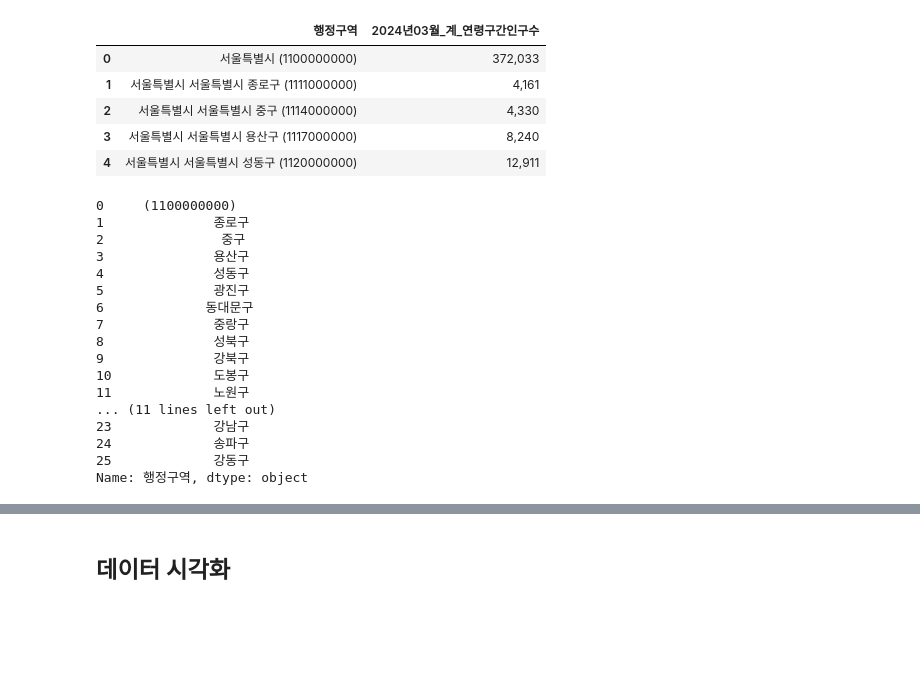
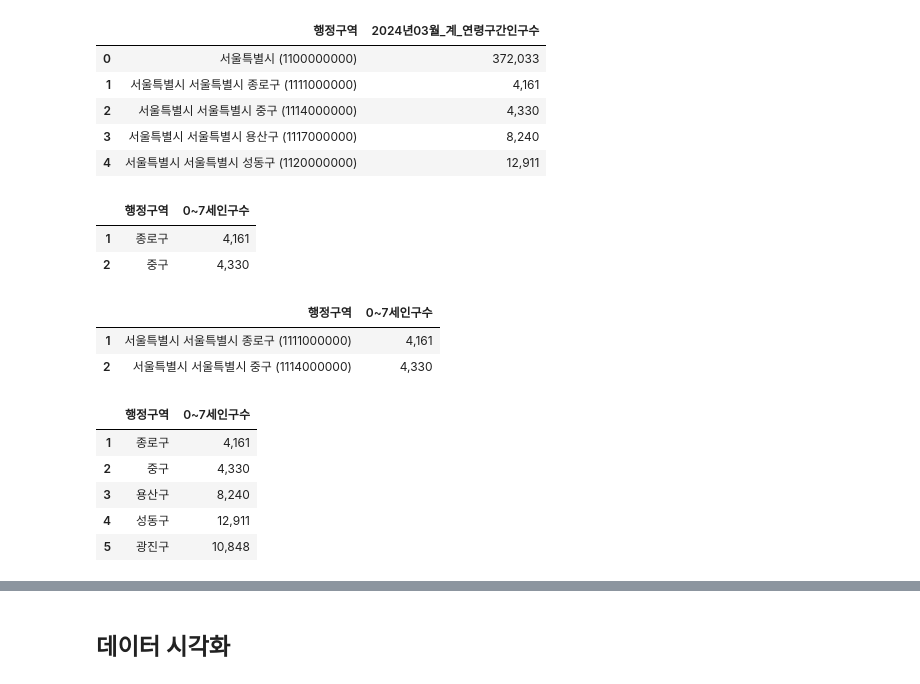
Before and after one commit to harujem/dataAnalysis, a Jupyter notebook: 미니프로젝트_EDA분석.ipynb, the cells around one changed output, grey strips where cells are left out. Drawn from its saved outputs; the diff is of its cells as text; code cells hidden in the pictures; blank space fills up the shorter version.

```diff
--- a/미니프로젝트_EDA분석.ipynb
+++ b/미니프로젝트_EDA분석.ipynb
@@ -98,24 +91,31 @@ df.head()
 | 2 | 서울특별시 서울특별시 중구 (1114000000) | 4,330 |
 | 3 | 서울특별시 서울특별시 용산구 (1117000000) | 8,240 |
 | 4 | 서울특별시 서울특별시 성동구 (1120000000) | 12,911 |
+# %%
+# 컬럼명 변경
+df.columns = ['행정구역','0~7세인구수']
+df.columns
+df.head(2)
+# %% [output]
+|  | 행정구역 | 0~7세인구수 |
+| 1 | 종로구 | 4,161 |
+| 2 | 중구 | 4,330 |
+# %%
+# 0번 행 제거
+df = df.drop(0)
+df.head(2)
+# %% [output]
+|  | 행정구역 | 0~7세인구수 |
+| 1 | 서울특별시 서울특별시 종로구 (1111000000) | 4,161 |
+| 2 | 서울특별시 서울특별시 중구 (1114000000) | 4,330 |
 # %%
 # 행정구역에서 구 정보 추출
-df['행정구역'].str.split(' ').str[2]
+df['행정구역'] = df['행정구역'].str.split(' ').str[2]
+df.head()
 # %% [output]
-0     (1100000000)
-1              종로구
-2               중구
-3              용산구
-4              성동구
-5              광진구
-6             동대문구
-7              중랑구
-8              성북구
-9              강북구
-10             도봉구
-11             노원구
-... (11 lines left out)
-23             강남구
-24             송파구
-25             강동구
-Name: 행정구역, dtype: object
+|  | 행정구역 | 0~7세인구수 |
+| 1 | 종로구 | 4,161 |
+| 2 | 중구 | 4,330 |
+| 3 | 용산구 | 8,240 |
+| 4 | 성동구 | 12,911 |
+| 5 | 광진구 | 10,848 |
```
Also changed, not shown: parts of 5 cells of this notebook.
